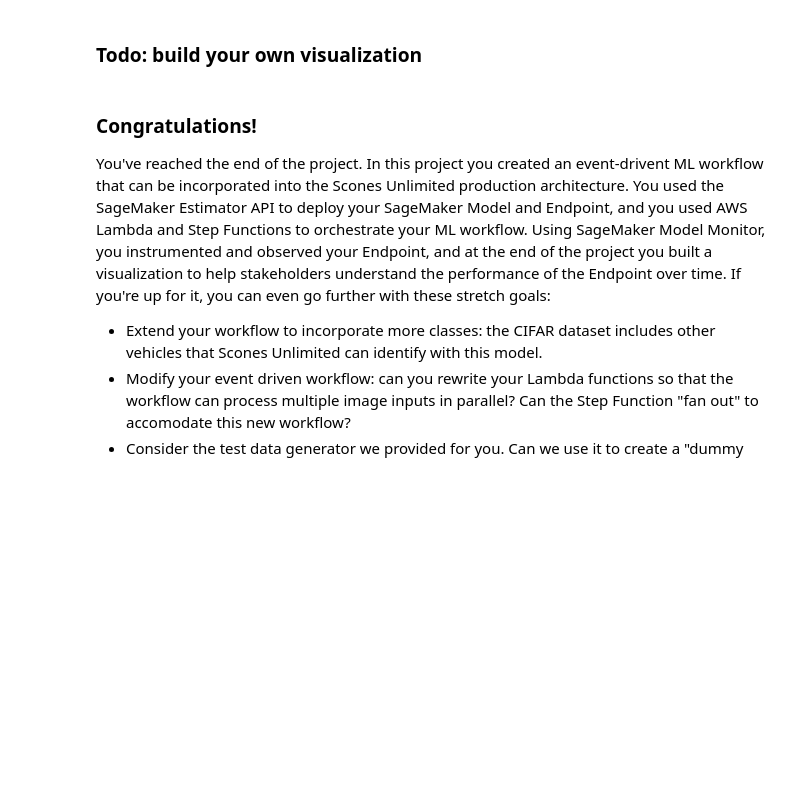
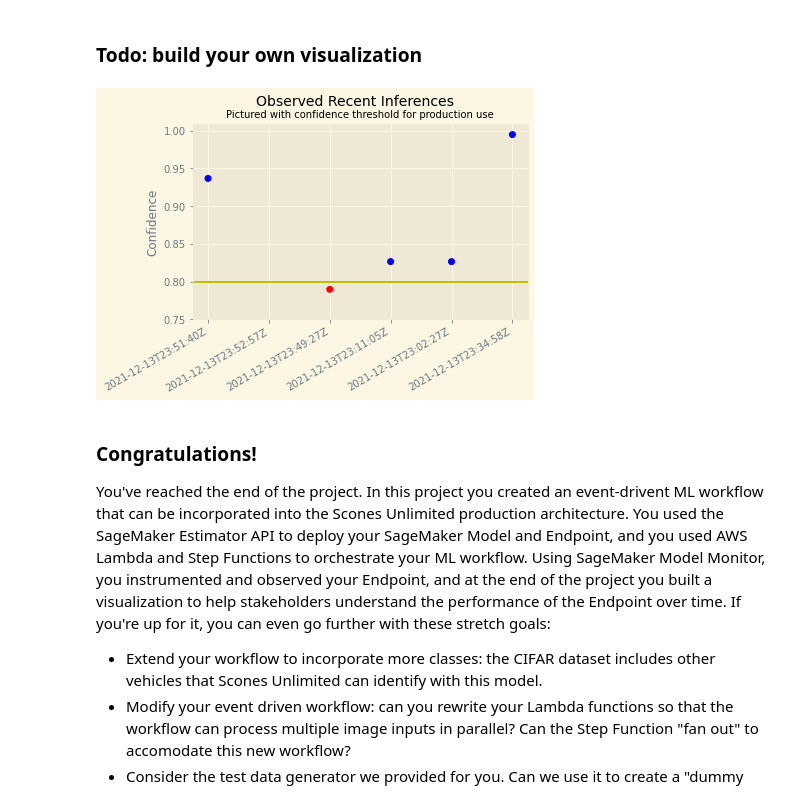
Before and after one commit to beauvilerobed/ml-workflow-build-for-scones-unlimited, a Jupyter notebook: starter.ipynb, the cells around one changed output. Cells and saved outputs as stored; diff of their text form; code cells hidden in the pictures; blank space fills up the shorter version.

```diff
--- a/starter.ipynb
+++ b/starter.ipynb
@@ -698,5 +718,31 @@ plt.gcf().autofmt_xdate()
 # %% [markdown]
 ### Todo: build your own visualization
+# %%
+# Populate the data for the x and y axis
+x = []
+y = []
+for obj in json_data:
+    inference, timestamp = simple_getter(obj)
+
+    y.append(max(inference))
+    x.append(timestamp)
+
+# Todo: here is an visualization example, take some time to build another visual that helps monitor the result
+# Plot the data
+plt.scatter(x, y, c=['r' if k<.80 else 'b' for k in y ])
+plt.axhline(y=0.80, color='y', linestyle='-')
+plt.ylim(bottom=.75)
+
+# Add labels
+plt.ylabel("Confidence")
+plt.suptitle("Observed Recent Inferences", size=14)
+plt.title("Pictured with confidence threshold for production use", size=10)
+
+# Give it some pizzaz!
+plt.style.use("Solarize_Light2")
+plt.gcf().autofmt_xdate()
+# %% [output]
+[figure, added]
 # %% [markdown]
 ### Congratulations!
 
```
Also changed, not shown: parts of 5 cells of this notebook, 4 other files.
